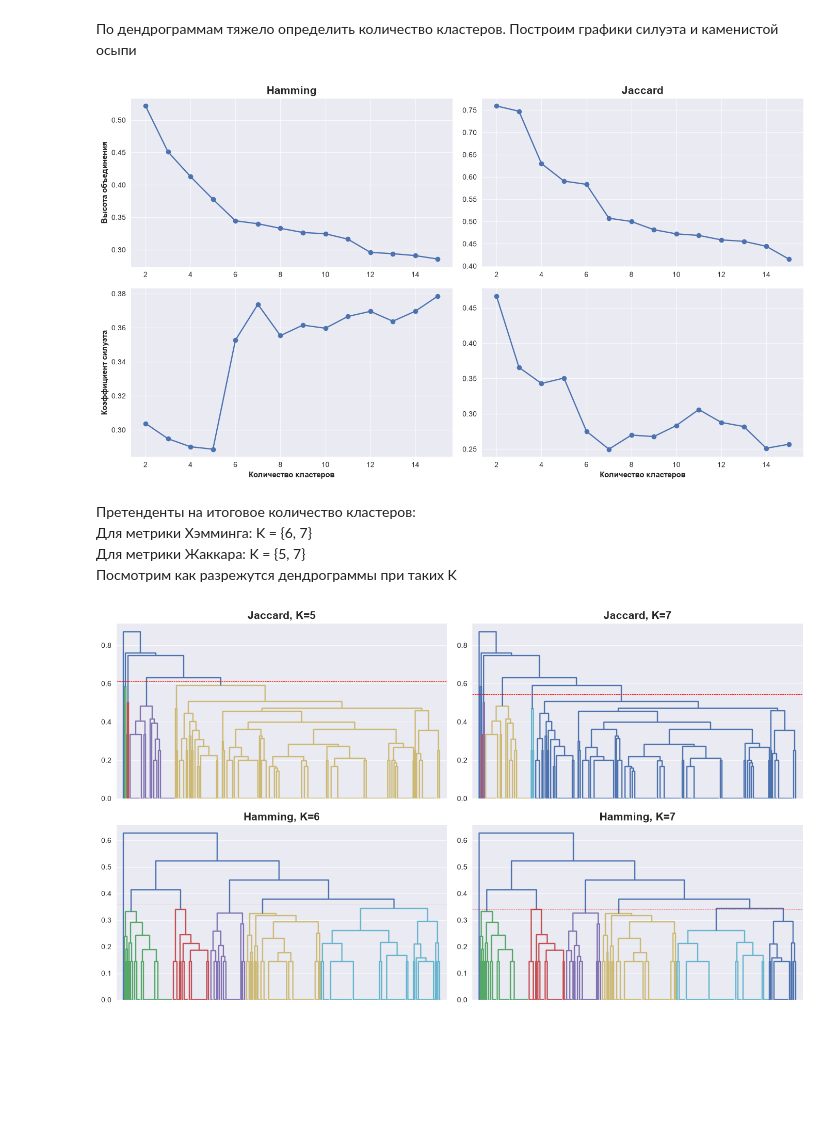
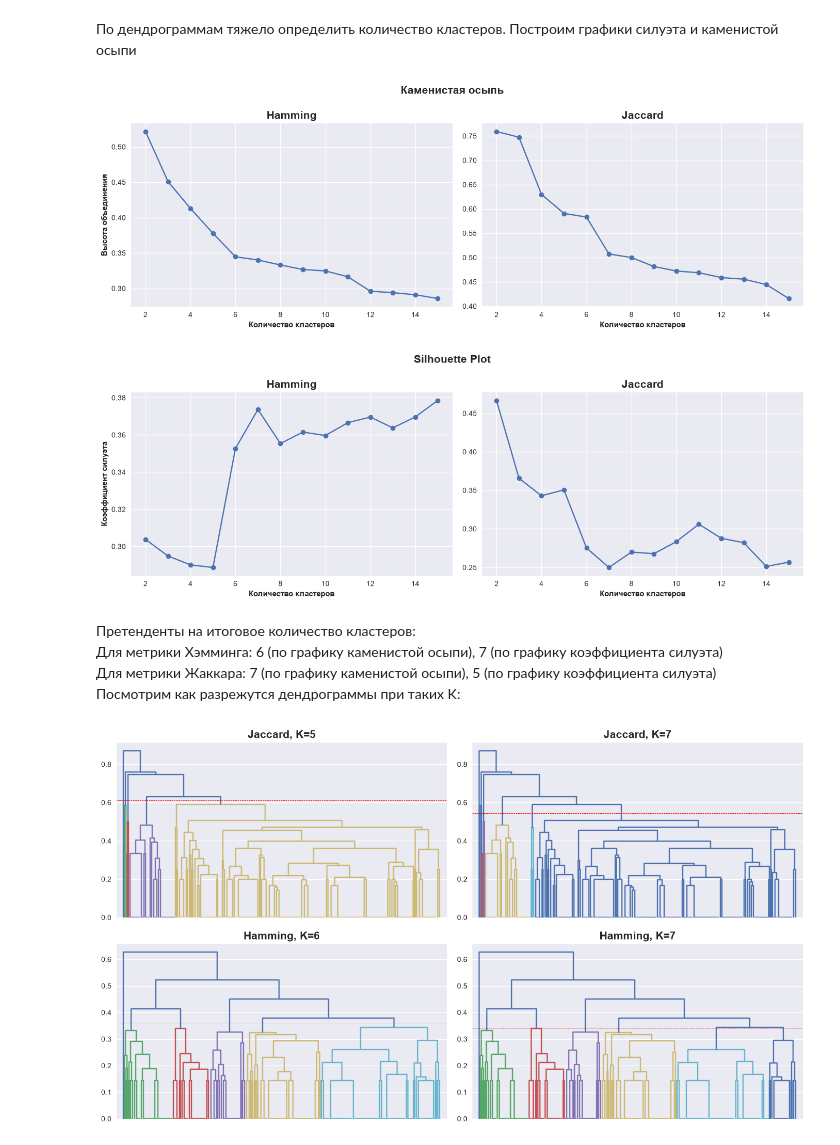
Before and after one commit to avvonemess/ITMO-data-analysis, a Jupyter notebook: Lab1/lab1.ipynb, the cells around one changed output. Cells and saved outputs as stored; diff of their text form; code cells hidden in the pictures; blank space fills up the shorter version.

Commit message:
update graphics

```diff
--- a/Lab1/lab1.ipynb
+++ b/Lab1/lab1.ipynb
@@ -173,35 +174,42 @@ plt.show()
 # %% [markdown]
 По дендрограммам тяжело определить количество кластеров. Построим графики силуэта и каменистой осыпи
 # %%
-fig, axes = plt.subplots(2, 2, figsize=(14, 8))
+fig, axes = plt.subplots(1, 2, figsize=(14, 5))
 
 for i, data in enumerate((hamming_data, jaccard_data)):
     heights = data["link"][-K_VALUES, 2]
 
-    axes[0, i].plot(K_VALUES, heights, marker='o')
-    axes[0, i].set_title(data["method"])
+    axes[i].plot(K_VALUES, heights, marker='o')
+    axes[i].set_title(data["method"])
+    axes[i].set_xlabel("Количество кластеров")
 
-
-    axes[1, i].plot(
-        data["silhouette"]["n_clusters"],
-        data["silhouette"]["silhouette"],
-        marker='o'
-    )
-
-    axes[1, i].set_xlabel("Количество кластеров")
-
-axes[0, 0].set_ylabel("Высота объединения")
-axes[1, 0].set_ylabel("Коэффициент силуэта")
+axes[0].set_ylabel("Высота объединения")
+fig.suptitle("Каменистая осыпь", fontsize=15, fontweight="bold")
 
 plt.tight_layout()
 plt.show()
 # %% [output]
-[figure, old version]
+[figure, new version]
+# %%
+fig, axes = plt.subplots(1, 2, figsize=(14, 5))
+
+for i, data in enumerate((hamming_data, jaccard_data)):
+    axes[i].plot(data["silhouette"]["n_clusters"], data["silhouette"]["silhouette"], marker='o')
+    axes[i].set_title(data["method"])
+    axes[i].set_xlabel("Количество кластеров")
+
+axes[0].set_ylabel("Коэффициент силуэта")
+fig.suptitle("Silhouette Plot", fontsize=15, fontweight="bold")
+
+plt.tight_layout()
+plt.show()
+# %% [output]
+[figure, added]
 # %% [markdown]
 Претенденты на итоговое количество кластеров:
-Для метрики Хэмминга: K = {6, 7}
-Для метрики Жаккара: K = {5, 7}
-Посмотрим как разрежутся дендрограммы при таких K
+Для метрики Хэмминга: 6 (по графику каменистой осыпи), 7 (по графику коэффициента силуэта)
+Для метрики Жаккара: 7 (по графику каменистой осыпи), 5 (по графику коэффициента силуэта)
+Посмотрим как разрежутся дендрограммы при таких K:
 # %%
 params = [
     (jaccard_data, 5),
```
Also changed, not shown: parts of 7 cells of this notebook.
